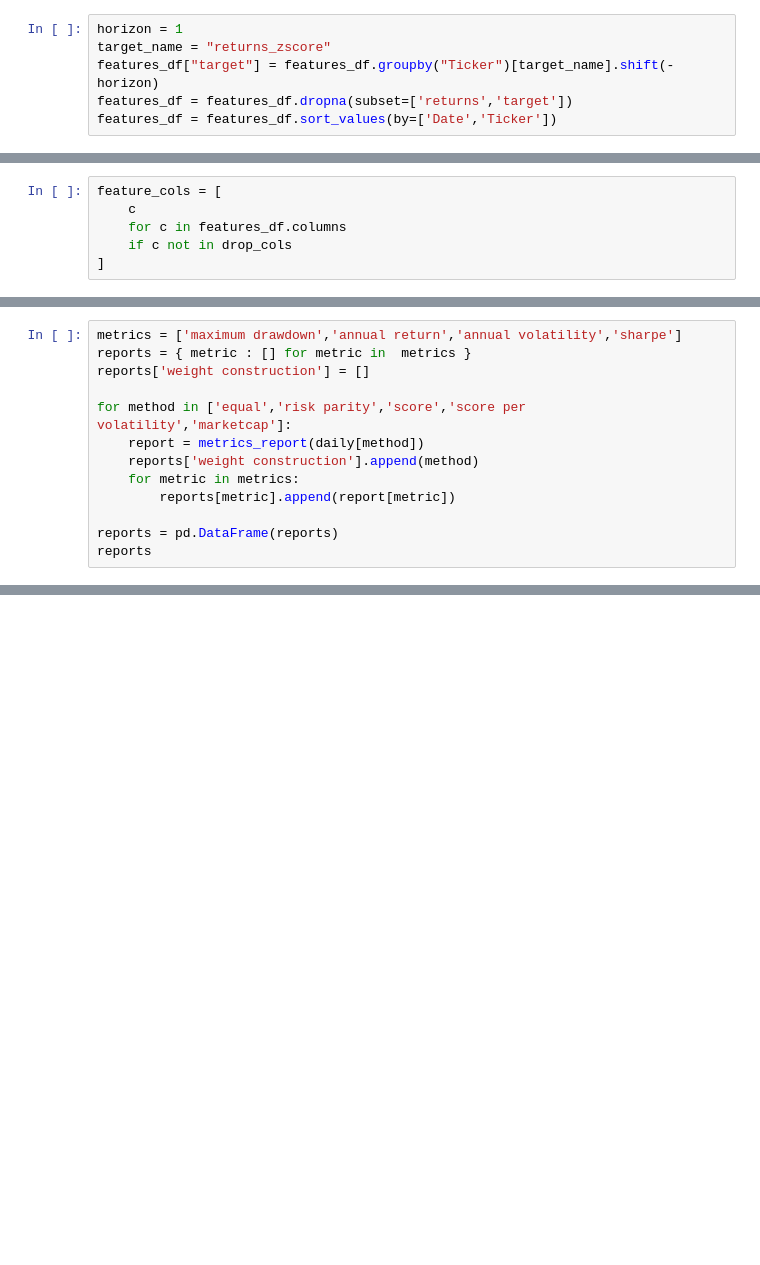
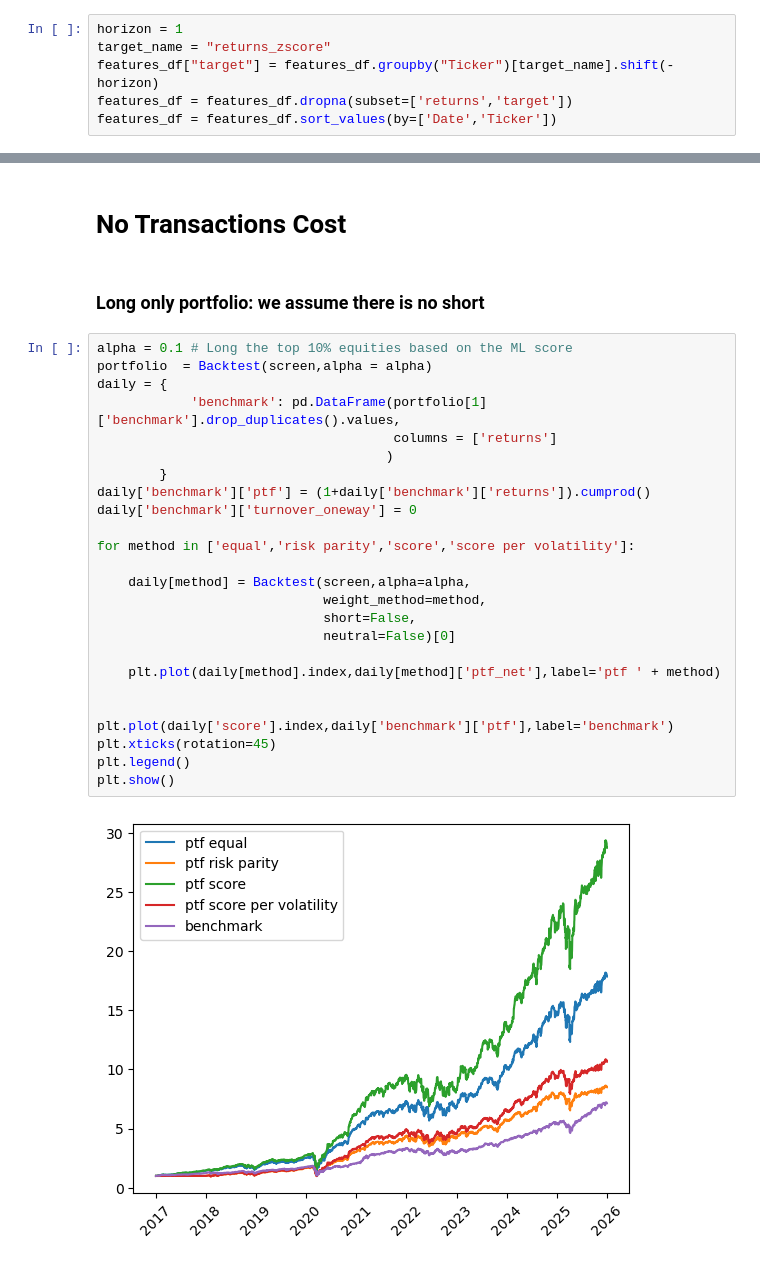
Before and after one commit to yanngozy/Systematic-Equity-Investment, a Jupyter notebook: Codes/main.ipynb, the cells around one changed output, grey strips where cells are left out. Cells and saved outputs as stored; diff of their text form; blank space fills up the shorter version.

```diff
--- a/Codes/main.ipynb
+++ b/Codes/main.ipynb
@@ -514,6 +180,0 @@ Name: importance, dtype: float64
-# %%
-feature_cols = [
-    c
-    for c in features_df.columns
-    if c not in drop_cols
-]
@@ -928,13 +180,0 @@ plt.show()
-# %%
-metrics = ['maximum drawdown','annual return','annual volatility','sharpe']
-reports = { metric : [] for metric in  metrics }
-reports['weight construction'] = []
-
-for method in ['equal','risk parity','score','score per volatility','marketcap']:
-    report = metrics_report(daily[method])
-    reports['weight construction'].append(method)
-    for metric in metrics:
-        reports[metric].append(report[metric])
-
-reports = pd.DataFrame(reports)
-reports
@@ -955,0 +915,31 @@ metrics_report(marko[0])#['n_positions'].mean()
+# %% [markdown]
+# No Transactions Cost
+# %% [markdown]
+### Long only portfolio: we assume there is no short
+# %%
+alpha = 0.1 # Long the top 10% equities based on the ML score
+portfolio  = Backtest(screen,alpha = alpha)
+daily = {
+            'benchmark': pd.DataFrame(portfolio[1]['benchmark'].drop_duplicates().values,
+                                      columns = ['returns']
+                                     )
+        }
+daily['benchmark']['ptf'] = (1+daily['benchmark']['returns']).cumprod()
+daily['benchmark']['turnover_oneway'] = 0
+
+for method in ['equal','risk parity','score','score per volatility']:
+
+    daily[method] = Backtest(screen,alpha=alpha,
+                             weight_method=method,
+                             short=False,
+                             neutral=False)[0]
+
+    plt.plot(daily[method].index,daily[method]['ptf_net'],label='ptf ' + method)
+
+
+plt.plot(daily['score'].index,daily['benchmark']['ptf'],label='benchmark')
+plt.xticks(rotation=45)
+plt.legend()
+plt.show()
+# %% [output]
+[figure, added]
```
Also changed, not shown: parts of 49 cells of this notebook.
